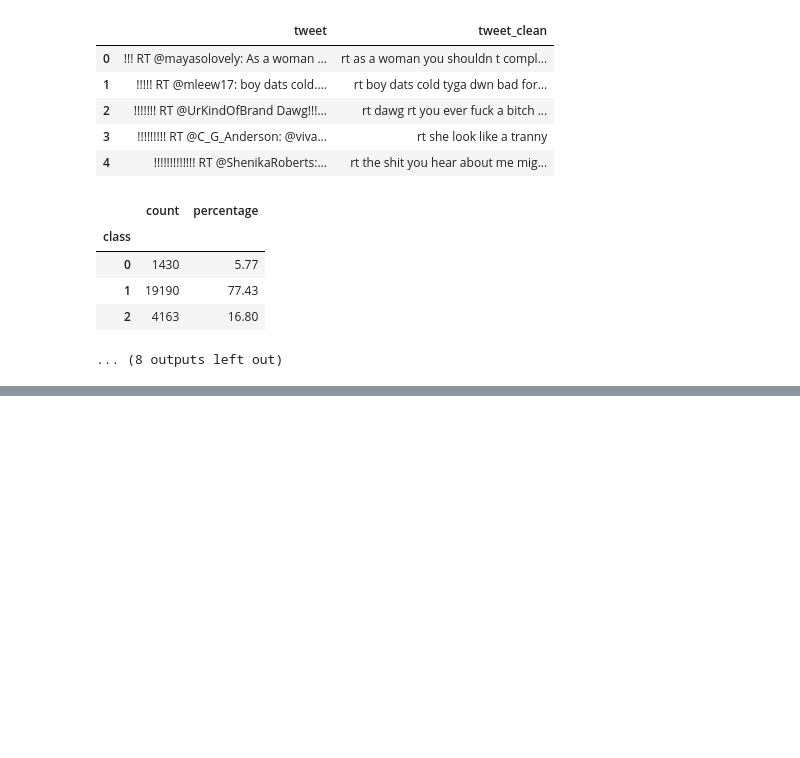
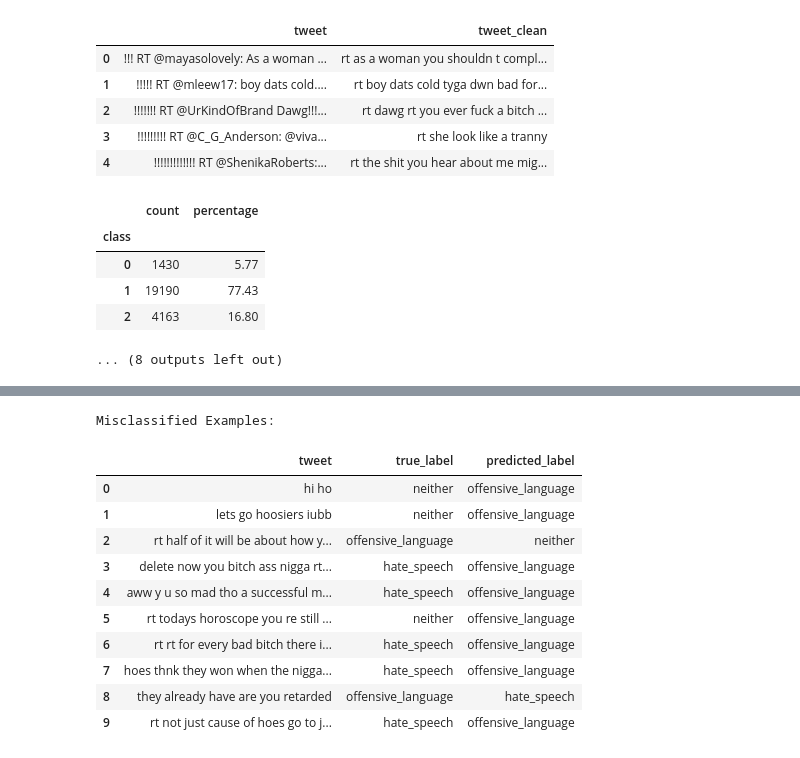
Before and after one commit to mwpersson/mini-project-9, a Jupyter notebook: notebooks/01_exploration.ipynb, the cells around one changed output, grey strips where cells are left out. Saved outputs shown, nothing was run; the diff lists cells and outputs as text; code cells hidden in the pictures; blank space fills up the shorter version.

```diff
--- a/notebooks/01_exploration.ipynb
+++ b/notebooks/01_exploration.ipynb
@@ -472,0 +607,24 @@ plt.show()
+# %%
+# Misclassified examples
+misclassified_indices = np.where(np.array(test_preds) != np.array(test_labels))[0]
+misclassified_df = pd.DataFrame({
+    "tweet": X_test.iloc[misclassified_indices].values,
+    "true_label": [class_names[i] for i in np.array(test_labels)[misclassified_indices]],
+    "predicted_label": [class_names[i] for i in np.array(test_preds)[misclassified_indices]]
+})
+
+print("\nMisclassified Examples:")
+display(misclassified_df.head(10))
+# %% [output]
+Misclassified Examples:
+|  | tweet | true_label | predicted_label |
+| 0 | hi ho | neither | offensive_language |
+| 1 | lets go hoosiers iubb | neither | offensive_language |
+| 2 | rt half of it will be about how y... | offensive_language | neither |
+| 3 | delete now you bitch ass nigga rt... | hate_speech | offensive_language |
+| 4 | aww y u so mad tho a successful m... | hate_speech | offensive_language |
+| 5 | rt todays horoscope you re still ... | neither | offensive_language |
+| 6 | rt rt for every bad bitch there i... | hate_speech | offensive_language |
+| 7 | hoes thnk they won when the nigga... | hate_speech | offensive_language |
+| 8 | they already have are you retarded | offensive_language | hate_speech |
+| 9 | rt not just cause of hoes go to j... | hate_speech | offensive_language |
```
Also changed, not shown: parts of 6 cells of this notebook.
